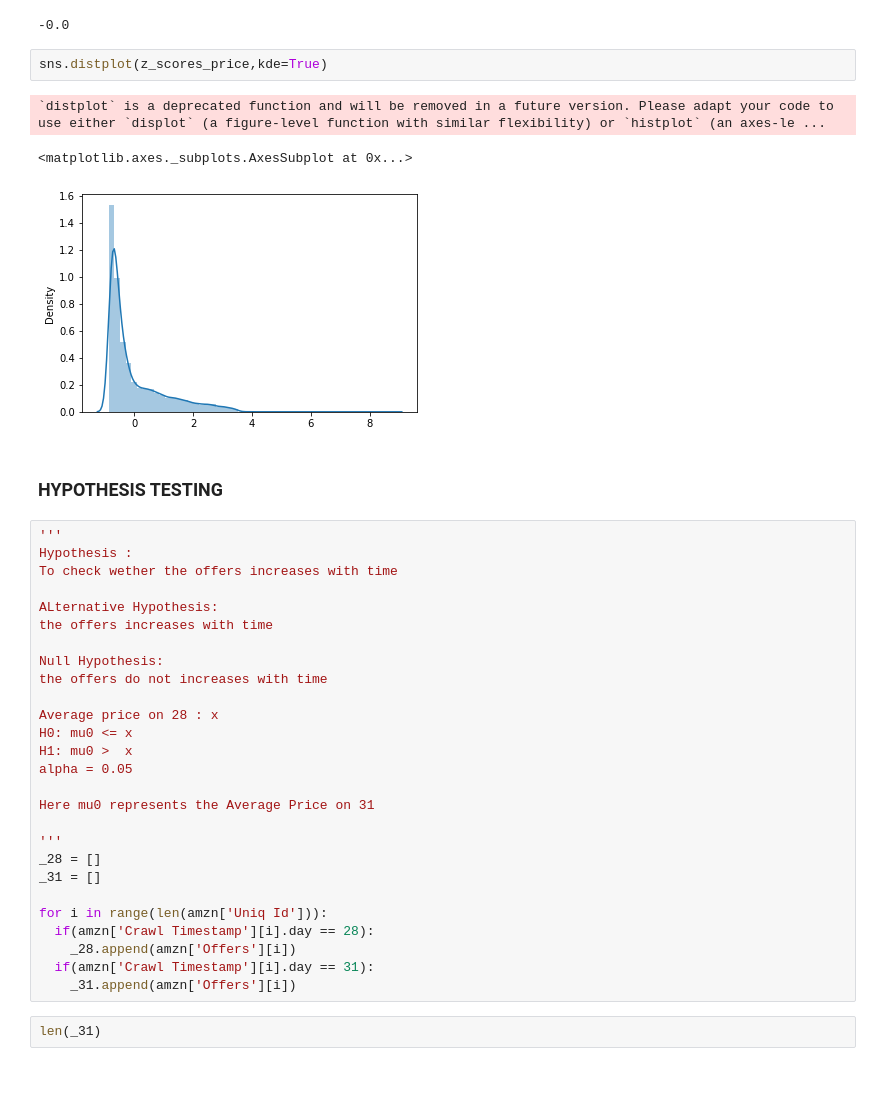
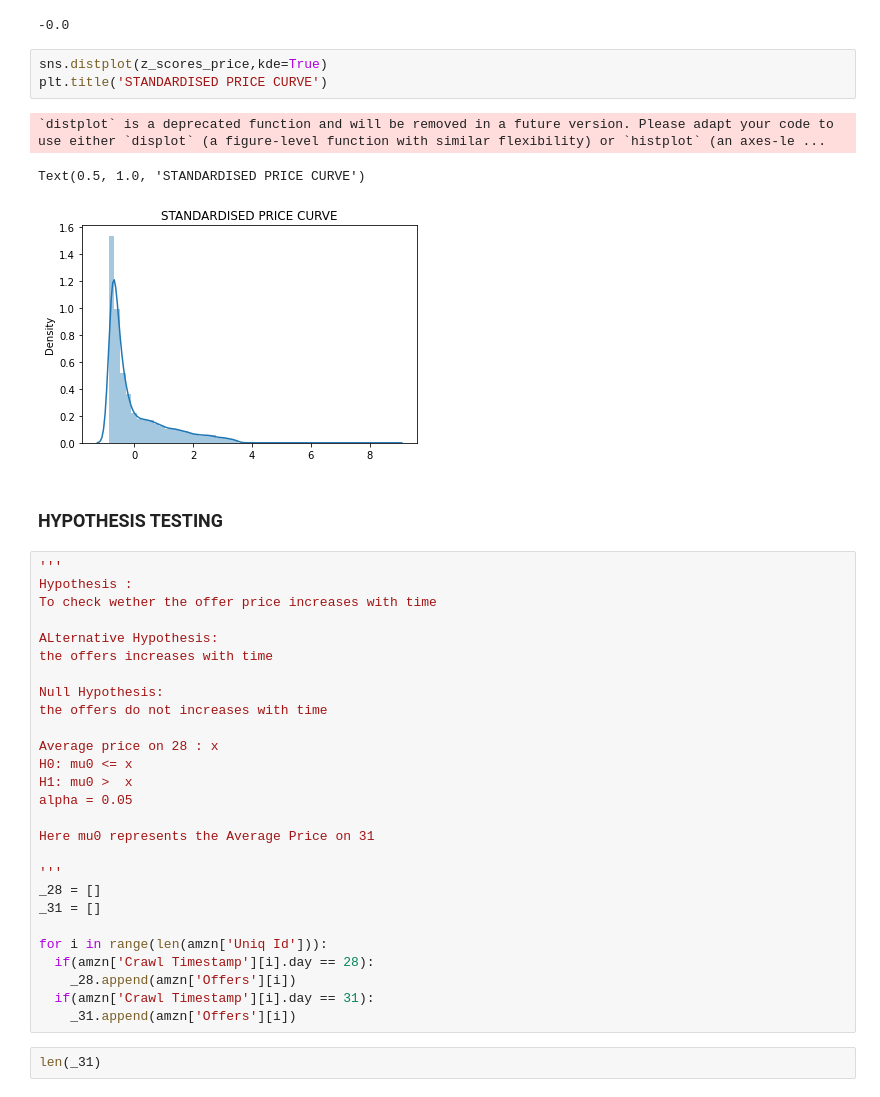
Before and after one commit to Abhishek4848/Amazon-product-listing-Analysis, a Jupyter notebook: AmazonDataAnalysis.ipynb, the cells around one changed output. Cells and saved outputs as stored; diff of their text form.

Commit message:
Added more visualizations and tested for hypothesis

```diff
--- a/AmazonDataAnalysis.ipynb
+++ b/AmazonDataAnalysis.ipynb
@@ -604,16 +637,17 @@ print(round(np.mean(z_scores_price),2))
 -0.0
 # %%
 sns.distplot(z_scores_price,kde=True)
+plt.title('STANDARDISED PRICE CURVE')
 # %% [output]
 `distplot` is a deprecated function and will be removed in a future version. Please adapt your code to use either `displot` (a figure-level function with similar flexibility) or `histplot` (an axes-le ...
-<matplotlib.axes._subplots.AxesSubplot at 0x...>
+Text(0.5, 1.0, 'STANDARDISED PRICE CURVE')
-[figure, old version]
+[figure, new version]
 # %% [markdown]
 ### HYPOTHESIS TESTING
 # %%
 '''
 Hypothesis :
-To check wether the offers increases with time
+To check wether the offer price increases with time
 
 ALternative Hypothesis:
 the offers increases with time
```
Also changed, not shown: parts of 11 cells of this notebook.
